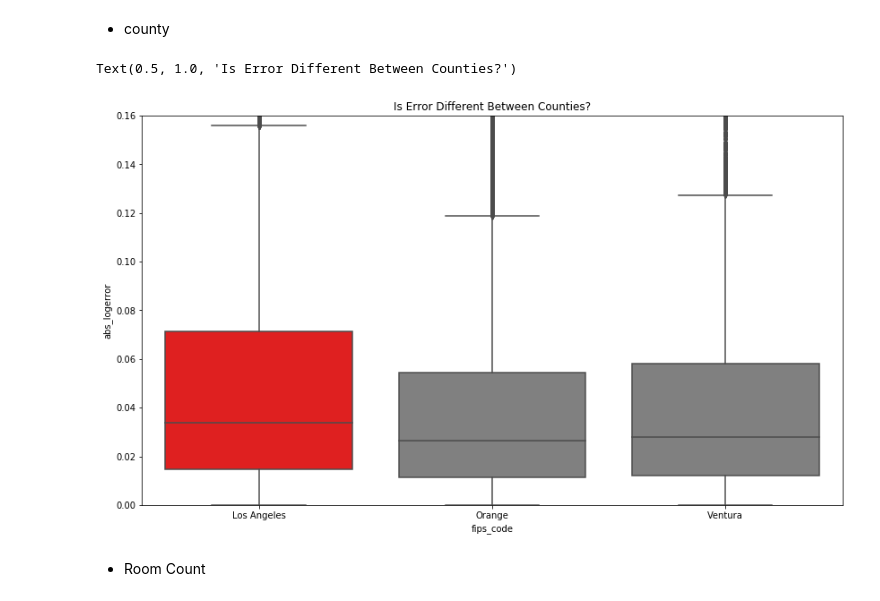
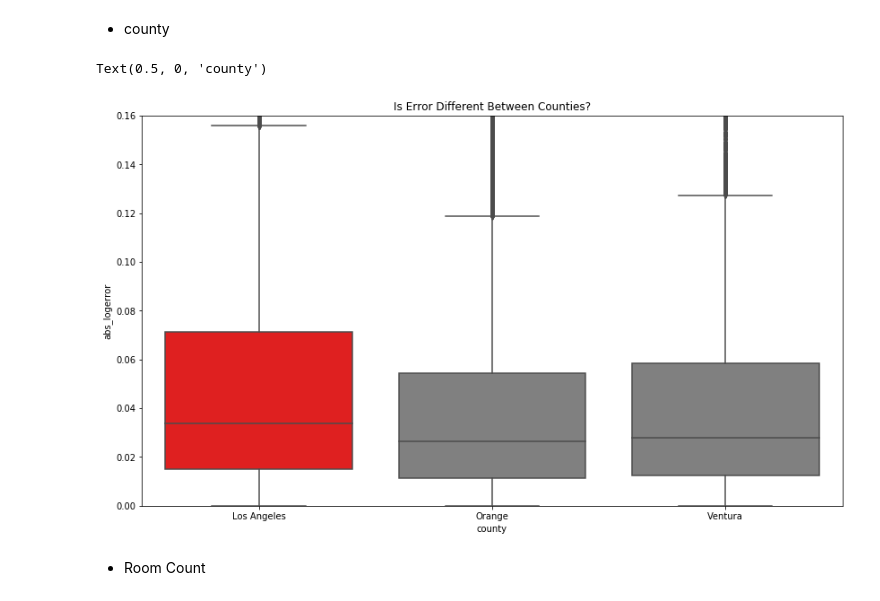
Before and after one commit to LambDom/Zillow-logerror, a Jupyter notebook: project_notebook2.ipynb, the cells around one changed output. Saved outputs shown, nothing was run; the diff lists cells and outputs as text; code cells hidden in the pictures.

```diff
--- a/project_notebook2.ipynb
+++ b/project_notebook2.ipynb
@@ -184,7 +189,7 @@ There are 73409 invalid sum bed and bath counts
 # %% [markdown]
 - We're going to drop that row and re-compute a better one
 # %%
-zillow.drop(columns = ['room_cnt','sum_bed_bath'] inplace= True)
+zillow.drop(columns = ['room_cnt','sum_bed_bath'], inplace= True)
 zillow['bed_bath_cnt'] = round(zillow.bedroom_cnt + zillow.bathroom_cnt)
 # %% [markdown]
 **Edit Columns**
@@ -319,12 +324,13 @@ plt.show()
 # %%
 plt.figure(figsize=(14,8))
 sns.boxplot(x = 'fips_code', y = 'abs_logerror', data = zillow, palette=['red','grey','grey'])
 plt.xticks([0,1,2], ['Los Angeles', 'Orange','Ventura'])
 plt.ylim(0, .16)
 plt.title('Is Error Different Between Counties?')
+plt.xlabel('county')
 # %% [output]
-Text(0.5, 1.0, 'Is Error Different Between Counties?')
+Text(0.5, 0, 'county')
-[figure, old version]
+[figure, new version]
 # %% [markdown]
 - Room Count
 # %%
```
Also changed, not shown: parts of 44 cells of this notebook.
